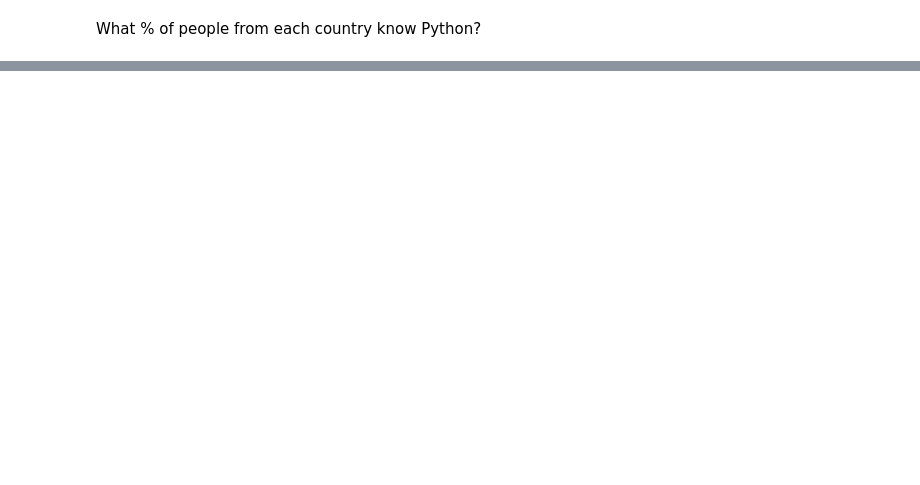
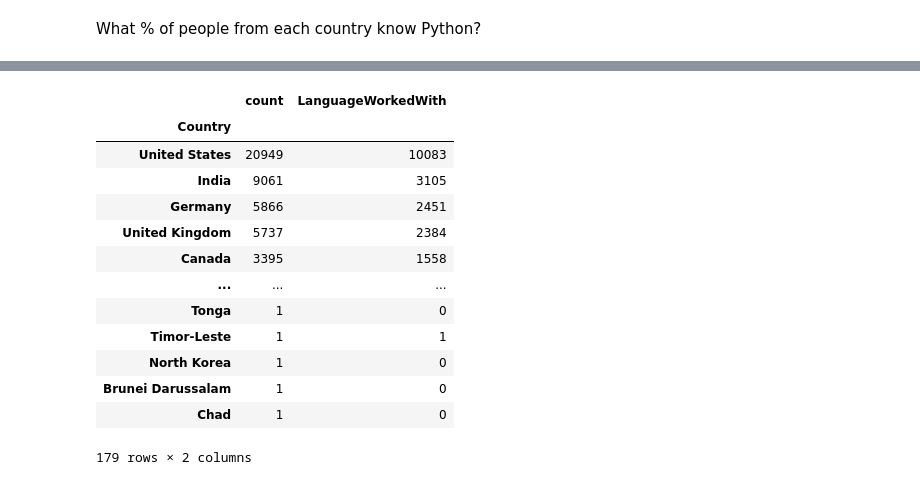
Before and after one commit to mofodreamer/pandas-tutorials, a Jupyter notebook: 08-Grouping and Aggregating.ipynb, the cells around one changed output, grey strips where cells are left out. Cells and saved outputs as stored; diff of their text form; code cells hidden in the pictures; blank space fills up the shorter version.

```diff
--- a/08-Grouping and Aggregating.ipynb
+++ b/08-Grouping and Aggregating.ipynb
@@ -212,4 +439,19 @@ country_uses_python
 # %%
-python_df = pd.concat([country_respondents, country_uses_python], axis='columns', sort=False)
-python_df
+python_df = pd.concat([country_respondents, country_uses_python], axis='columns')
+python_df                #put 2 coloumns next to each other
+# %% [output]
+|  | count | LanguageWorkedWith |
+| Country |  |  |
+| United States | 20949 | 10083 |
+| India | 9061 | 3105 |
+| Germany | 5866 | 2451 |
+| United Kingdom | 5737 | 2384 |
+| Canada | 3395 | 1558 |
+| ... | ... | ... |
+| Tonga | 1 | 0 |
+| Timor-Leste | 1 | 1 |
+| North Korea | 1 | 0 |
+| Brunei Darussalam | 1 | 0 |
+| Chad | 1 | 0 |
+179 rows × 2 columns
 # %%
```
Also changed, not shown: parts of 45 cells of this notebook, 2 other files.
